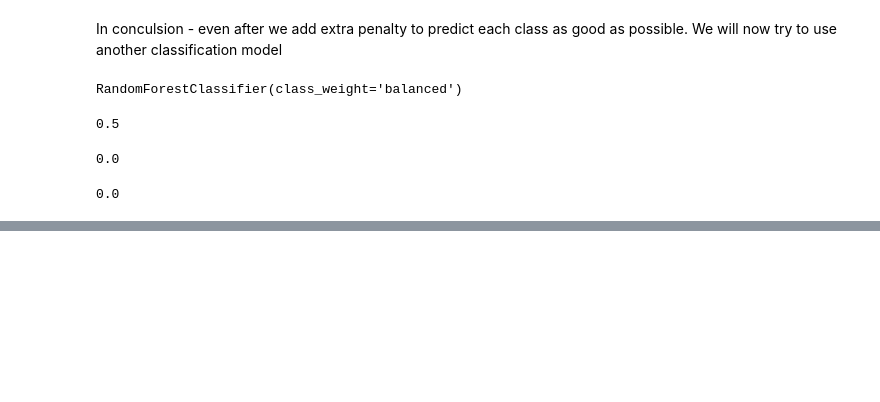
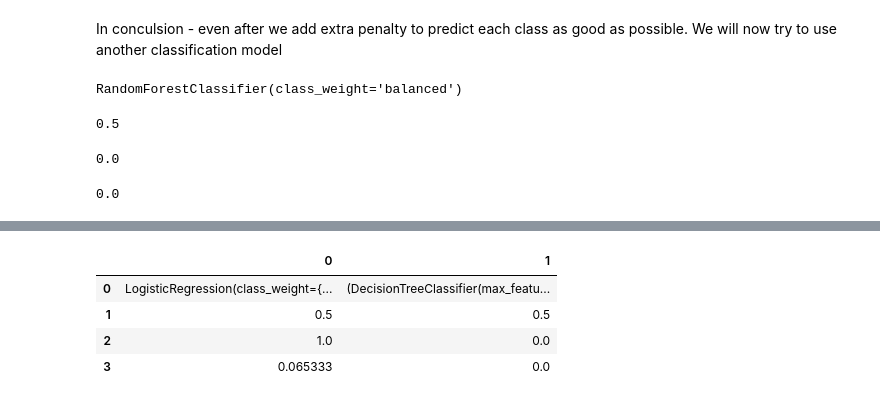
Before and after one commit to leta199/Fraud-Detection, a Jupyter notebook: modelling /Fraud detection.ipynb, the cells around one changed output, grey strips where cells are left out. Saved outputs shown, nothing was run; the diff lists cells and outputs as text; code cells hidden in the pictures; blank space fills up the shorter version.

```diff
--- a/modelling /Fraud detection.ipynb
+++ b/modelling /Fraud detection.ipynb
@@ -274,0 +289,19 @@ recall_score(y_test, y_pred_rando)
+# %%
+# We will now create both models with a greater penatly for predicting wrong in our fraud class as well as lower our acceptance threshold for fraud.
+Log = LogisticRegression(class_weight= {0:1, 1:50 }) #a mistake in our fraud class (class 1) is 50 times more detrimental than predicting wrong for class 1
+Random = RandomForestClassifier(class_weight= {0:1, 1:50 })
+# %%
+algos = [Log, Random]
+b_accuracy =[]
+recall_metric = []
+precision_metric = []
+for a in algos:
+    a.fit(x_train, y_train)
+    predictions = a.predict(x_test)
+    acc = balanced_accuracy_score(y_test, predictions)
+    prec = precision_score(y_test, predictions)
+    rec = recall_score(y_test, predictions)
+
+    b_accuracy.append(acc)
+    recall_metric.append(rec)
+    precision_metric.append(prec)
@@ -274,0 +317,9 @@ recall_score(y_test, y_pred_rando)
+# %%
+main_metrics = pd.DataFrame([(algos),b_accuracy,recall_metric,precision_metric])
+main_metrics
+# %% [output]
+|  | 0 | 1 |
+| 0 | LogisticRegression(class_weight={... | (DecisionTreeClassifier(max_featu... |
+| 1 | 0.5 | 0.5 |
+| 2 | 1.0 | 0.0 |
+| 3 | 0.065333 | 0.0 |
```
Also changed, not shown: parts of 4 cells of this notebook.
